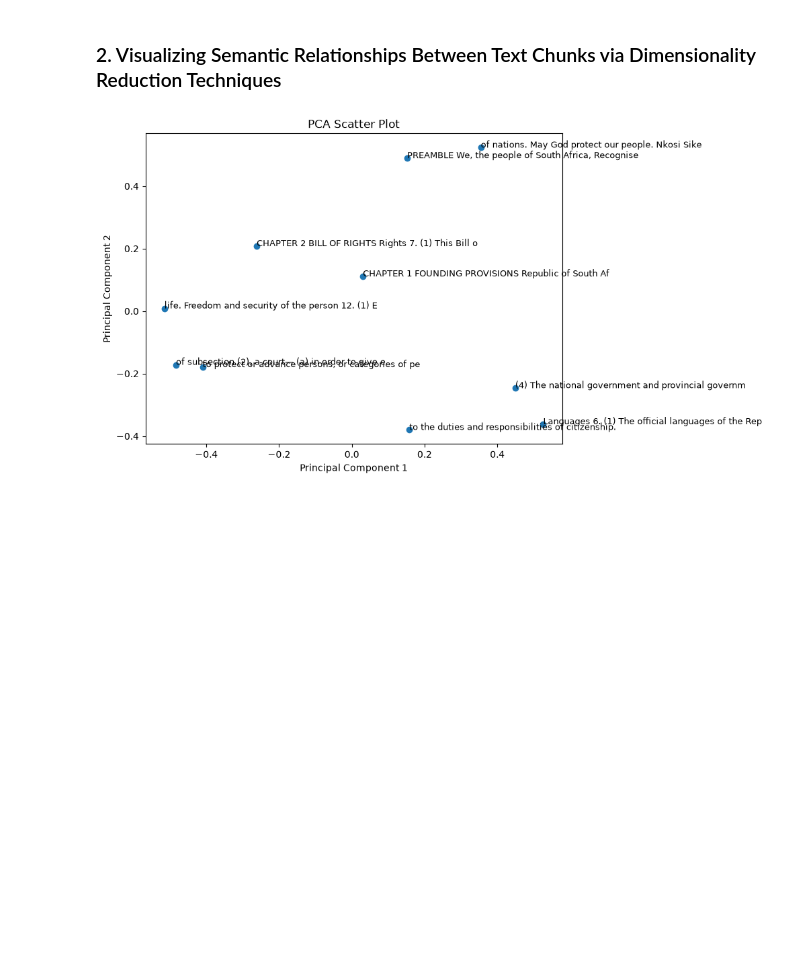
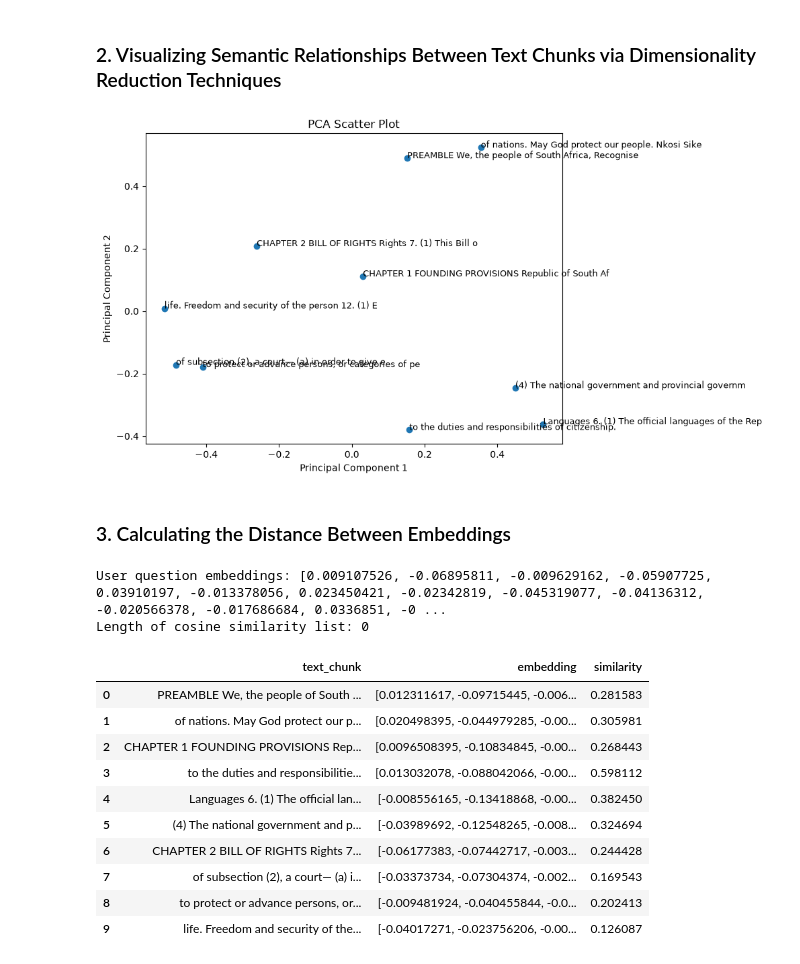
Before and after one commit to Khuselonditha/constitutional-rag, a Jupyter notebook: notebooks/01_experimental_chunking.ipynb, the cells around one changed output. Cells and saved outputs as stored; diff of their text form; code cells hidden in the pictures; blank space fills up the shorter version.

Commit message:
feat(embeddings): Use cosine similarity to calculate the distance between embeddings

```diff
--- a/notebooks/01_experimental_chunking.ipynb
+++ b/notebooks/01_experimental_chunking.ipynb
@@ -154,16 +156,16 @@ text_splitter = RecursiveCharacterTextSplitter(
 
 
 # --- 6. Split and Filter ---
-chunks = text_splitter.split_documents(chapter_documents)
+text_chunks = text_splitter.split_documents(chapter_documents)
 
 
 # --- 7. Proof it works
-print(f"\n✓ Total chunks: {len(chunks)}")
+print(f"\n✓ Total chunks: {len(text_chunks)}")
 
 # Show a sample from different chapters
 print("\n--- SAMPLE CHUNKS WITH METADATA ---")
 seen_chapters = set()
-for chunk in chunks:
+for chunk in text_chunks:
     chapter = chunk.metadata['chapter']
     if chapter not in seen_chapters:
         seen_chapters.add(chapter)
@@ -172,7 +174,7 @@ for chunk in chunks:
         if len(seen_chapters) >= 10:  # Show first 4 different chapters
             break
 
-chunks
+print(text_chunks[0].page_content)
 # %% [output]
 ✓ Found 2 chapters
 ✓ Split into 3 chapter documents
@@ -211,7 +204,7 @@ embed = OllamaEmbeddings(model="qwen3-embedding:0.6b")
 embeddings = []
 
 # Interate through the chunks and create vectors of them
-for text_chunk in chunks:
+for text_chunk in text_chunks:
     vector = embed.embed_query(text_chunk.page_content)
     embeddings.append(vector)
 
@@ -254,3 +247,67 @@ plt.title("PCA Scatter Plot")
 plt.savefig("../visualisations/principal_component_plot.svg", format="svg")
 # %% [output]
 [figure]
+# %% [markdown]
+### 3. Calculating the Distance Between Embeddings
+# %%
+# --- 1. Create embeddings function
+client = OllamaEmbeddings(model="qwen3-embedding:0.6b")
+
+def create_embeddings(text_chunk, client):
+    return client.embed_query(text_chunk)
+
+# Create a for loop to save the text chunks
+text_chunks_list = []
+
+for chunk in text_chunks:
+    text_chunks_list.append(chunk.page_content)
+
+
+# --- 2. Create a test question and create the pandas DataFrame
+users_question = "What are the national flag colours?"
+new_embeddings_df = pd.DataFrame(text_chunks_list, columns=["text_chunk"])
+
+
+# --- 3. Apply function 'create_embeddings' to the correct column ---
+new_embeddings_df["embedding"] = new_embeddings_df["text_chunk"].apply(create_embeddings, client=client)
+
+# Create embedding for the 'user_question'
+users_question_embedding = create_embeddings(users_question, client)
+
+
+# --- 4. Calculate cosine similarity by using Numpy ---
+# Create a list to store the calculated cosine similarity
+cos_sim = []
+
+def calculate_cosine_similarity(text_chunk_embedding, users_question_embedding):
+    A = text_chunk_embedding
+    B = users_question_embedding
+
+    # Calculate the cosine similarity
+    cosine = np.dot(A, B) / (norm(A) * norm(B))
+
+    return cosine
+
+# --- 5. Apply function 'calculate_cosine_similarity' to the correct column ---
+new_embeddings_df["similarity"] = new_embeddings_df["embedding"].apply(calculate_cosine_similarity, users_question_embedding=users_question_embedding)
+
+
+# --- 6. Proof it works ---
+print(f"User question embeddings: {users_question_embedding}")
+print(f"Length of cosine similarity list: {len(cos_sim)}")
+
+new_embeddings_df
+# %% [output]
+User question embeddings: [0.009107526, -0.06895811, -0.009629162, -0.05907725, 0.03910197, -0.013378056, 0.023450421, -0.02342819, -0.045319077, -0.04136312, -0.020566378, -0.017686684, 0.0336851, -0 ...
+Length of cosine similarity list: 0
+|  | text_chunk | embedding | similarity |
+| 0 | PREAMBLE We, the people of South ... | [0.012311617, -0.09715445, -0.006... | 0.281583 |
+| 1 | of nations. May God protect our p... | [0.020498395, -0.044979285, -0.00... | 0.305981 |
+| 2 | CHAPTER 1 FOUNDING PROVISIONS Rep... | [0.0096508395, -0.10834845, -0.00... | 0.268443 |
+| 3 | to the duties and responsibilitie... | [0.013032078, -0.088042066, -0.00... | 0.598112 |
+| 4 | Languages 6. (1) The official lan... | [-0.008556165, -0.13418868, -0.00... | 0.382450 |
+| 5 | (4) The national government and p... | [-0.03989692, -0.12548265, -0.008... | 0.324694 |
+| 6 | CHAPTER 2 BILL OF RIGHTS Rights 7... | [-0.06177383, -0.07442717, -0.003... | 0.244428 |
+| 7 | of subsection (2), a court— (a) i... | [-0.03373734, -0.07304374, -0.002... | 0.169543 |
+| 8 | to protect or advance persons, or... | [-0.009481924, -0.040455844, -0.0... | 0.202413 |
+| 9 | life. Freedom and security of the... | [-0.04017271, -0.023756206, -0.00... | 0.126087 |
```
Also changed, not shown: parts of 3 cells of this notebook.
